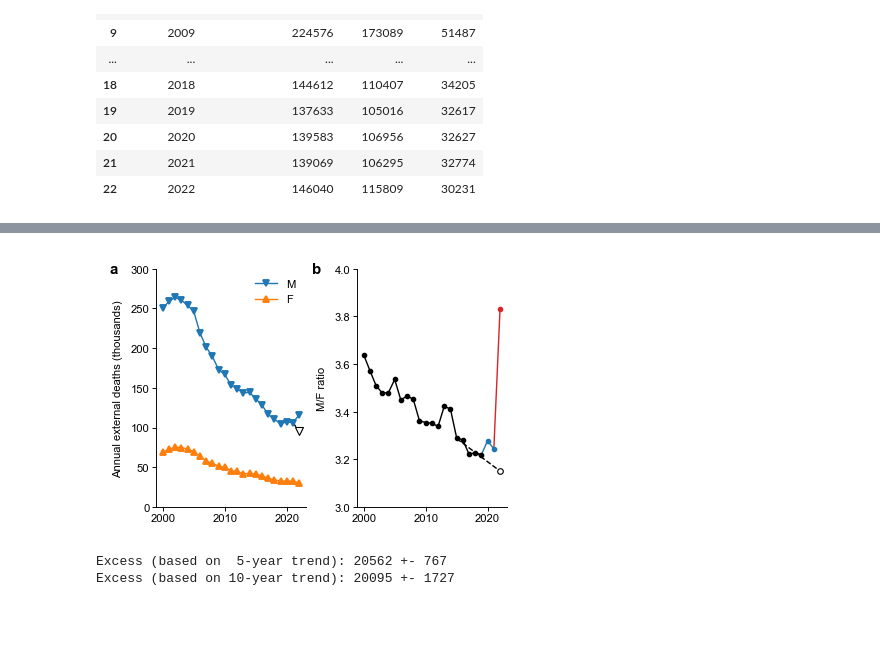
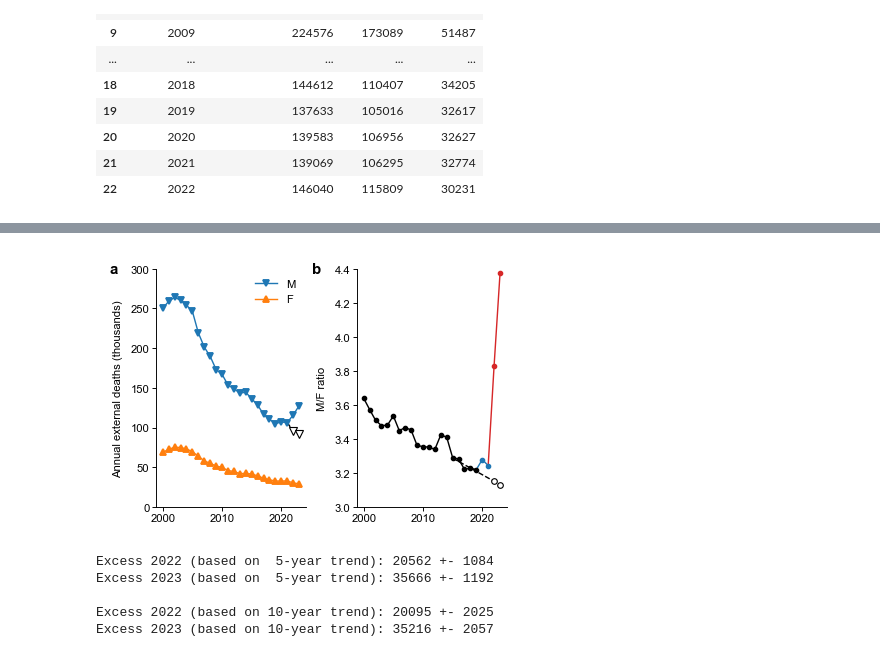
Before and after one commit to dkobak/excess-mortality-war, a Jupyter notebook: arxiv2023/external-by-gender.ipynb, the cells around one changed output, grey strips where cells are left out. Drawn from its saved outputs; the diff is of its cells as text; code cells hidden in the pictures; blank space fills up the shorter version.

Commit message:
Add external deaths by gender in 2023

```diff
--- a/arxiv2023/external-by-gender.ipynb
+++ b/arxiv2023/external-by-gender.ipynb
@@ -33,3 +33,7 @@ df_external
 | 20 | 2020 | 139583 | 106956 | 32627 |
 | 21 | 2021 | 139069 | 106295 | 32774 |
 | 22 | 2022 | 146040 | 115809 | 30231 |
+# %%
+df_external_2023 = pd.read_excel('../external-deaths-by-gender-year/external-deaths-2023.xlsx', skiprows=1)
+
+df_external_2023
@@ -37,73 +55,87 @@ df_external
 male = df_external.values[:,2]
 female = df_external.values[:,3]
 
-years = np.arange(2000, 2023)
+male = np.concatenate((male, df_external_2023.values[0, 2:3].astype(int)))
+female = np.concatenate((female, df_external_2023.values[0, 3:4].astype(int)))
+
+years = np.arange(2000, 2024)
 # %%
 fig, axs = plt.subplots(nrows=1, ncols=2, figsize=(3, 2))
 
 axs[0].plot(years, male / 1000, 'v-', label='M', markersize=3)
 axs[0].plot(years, female / 1000, '^-', label='F', markersize=3)
 axs[0].set_ylim([0, 300])
 axs[0].set_ylabel('Annual external deaths (thousands)')
 axs[0].legend()
 
 ratio = male / female
 
-axs[1].plot(years[:-3], ratio[:-3], 'k.-')
-axs[1].plot(years[-4:-1], ratio[-4:-1], '-', color='tab:blue', zorder=-1)
-axs[1].plot(years[-3:-1], ratio[-3:-1], '.', color='tab:blue')
-axs[1].plot(years[-2:], ratio[-2:], '-', color='tab:red', zorder=-1)
+axs[1].plot(years[:-4], ratio[:-4], 'k.-')
+axs[1].plot(years[-5:-2], ratio[-5:-2], '-', color='tab:blue', zorder=-1)
+axs[1].plot(years[-4:-2], ratio[-4:-2], '.', color='tab:blue')
+axs[1].plot(years[-3:], ratio[-3:], '-', color='tab:red', zorder=-1)
+axs[1].plot(years[-2], ratio[-2], '.', color='tab:red', clip_on=False)
 axs[1].plot(years[-1], ratio[-1], '.', color='tab:red', clip_on=False)
 
-axs[1].set_ylim([3, 4])
+axs[1].set_ylim([3, 4.4])
 axs[1].set_ylabel(r'M/F ratio')
 
 # Do computations
-x = np.arange(2015, 2023)
+x = np.arange(2015, 2024)
 LinReg = LinearRegression()
-LinReg.fit(x[-8:-3].reshape(-1,1), ratio[-8:-3].reshape(-1,1))
-yhat = LinReg.predict(x[-8:].reshape(-1,1))
-baseline = yhat[-1,0] * female[-1] / 1000
+LinReg.fit(x[-9:-4].reshape(-1,1), ratio[-9:-4].reshape(-1,1))
+yhat = LinReg.predict(x[-9:].reshape(-1,1))
+baseline22 = yhat[-2,0] * female[-2] / 1000
+baseline23 = yhat[-1,0] * female[-1] / 1000
 
-axs[0].plot(x[-2:], [male[-2]/1000, baseline], '--', color='k', zorder=-2)
-axs[0].plot(x[-1], baseline, 'v', color='w', markeredgecolor='k',
+axs[0].plot(x[-3:], [male[-3]/1000, baseline22, baseline23], '--', color='k', zorder=-2)
+axs[0].plot(x[-2], baseline22, 'v', color='w', markeredgecolor='k',
+            markersize=4, markeredgewidth=.6, zorder=-2, clip_on=False)
+axs[0].plot(x[-1], baseline23, 'v', color='w', markeredgecolor='k',
             markersize=4, markeredgewidth=.6, zorder=-2, clip_on=False)
 
-axs[1].plot(x[-8:], yhat, '--', color='k', zorder=-2)
+axs[1].plot(x[-9:], yhat, '--', color='k', zorder=-2)
+axs[1].plot(x[-2], yhat[-2], 'o', color='w', markeredgecolor='k',
+            markersize = 3, markeredgewidth=.6, zorder=-2, clip_on=False)
 axs[1].plot(x[-1], yhat[-1], 'o', color='w', markeredgecolor='k',
             markersize = 3, markeredgewidth=.6, zorder=-2, clip_on=False)
 
 fig.text(.005, .95, 'a', fontsize=8, weight='bold')
 fig.text(.505, .95, 'b', fontsize=8, weight='bold')
 
 fig.savefig('figures/external-gender.png')
 fig.savefig('figures/external-gender.pdf')
 # %% [output]
-[figure, old version]
+[figure, new version]
 # %%
 for fit_length in [5, 10]:
     x = years
-    beg = fit_length + 3
+    beg = fit_length + 4
 
     # Perform the linear fit and extrapolate
-    LinReg.fit(x[-beg:-3].reshape(-1,1), ratio[-beg:-3].reshape(-1,1))
+    LinReg.fit(x[-beg:-4].reshape(-1,1), ratio[-beg:-4].reshape(-1,1))
     yhat_sklearn = LinReg.predict(x[-beg:].reshape(-1,1))
-    excess = male[-1] - yhat_sklearn[-1][0] * female[-1]
+    excess = male[-2:] - yhat_sklearn[-2:][0] * female[-2:]
 
     # Compute the uncertainty
     X = np.concatenate((x[-beg:].reshape(-1,1), np.ones((beg,1))), axis=1)
     y = ratio[-beg:].reshape(-1,1)
-    beta = np.linalg.pinv(X[-beg:-3].T @ X[-beg:-3]) @ X[-beg:-3].T @ y[-beg:-3]
+    beta = np.linalg.pinv(X[-beg:-4].T @ X[-beg:-4]) @ X[-beg:-4].T @ y[-beg:-4]
     yhat = X[-beg:] @ beta
-    sigma2 = np.sum((y[-beg:-3] - yhat[-beg:-3])**2) / (y.size - 2) # sigma^2 = MSE/(n-p)
-    S = np.linalg.pinv(X[-beg:-3].T @ X[-beg:-3])
-    predictive_var = sigma2 * X[-1:] @ S @ X[-1:].T + sigma2
-    predictive_std = np.sqrt(predictive_var[0][0])
-    excess_std = predictive_std * female[-1]
+    sigma2 = np.sum((y[-beg:-4] - yhat[-beg:-4])**2) / (y[-beg:-4].size - 2) # sigma^2 = MSE/(n-p)
+    S = np.linalg.pinv(X[-beg:-4].T @ X[-beg:-4])
+    predictive_var = sigma2 * X[-2:] @ S @ X[-2:].T + sigma2
+    predictive_std = np.sqrt(np.diag(predictive_var))
+    excess_std = predictive_std * female[-2:]
 
     assert(np.allclose(yhat, yhat_sklearn))
 
-    print(f'Excess (based on {fit_length:2}-year trend): {excess:.0f} +- {excess_std:.0f}')
+    print(f'Excess 2022 (based on {fit_length:2}-year trend): {excess[0]:.0f} +- {excess_std[0]:.0f}')
+    print(f'Excess 2023 (based on {fit_length:2}-year trend): {excess[1]:.0f} +- {excess_std[1]:.0f}')
+    print('')
 # %% [output]
-Excess (based on  5-year trend): 20562 +- 767
-Excess (based on 10-year trend): 20095 +- 1727
+Excess 2022 (based on  5-year trend): 20562 +- 1084
+Excess 2023 (based on  5-year trend): 35666 +- 1192
+
+Excess 2022 (based on 10-year trend): 20095 +- 2025
+Excess 2023 (based on 10-year trend): 35216 +- 2057
```
Also changed, not shown: parts of 1 cell of this notebook, 4 other files.
